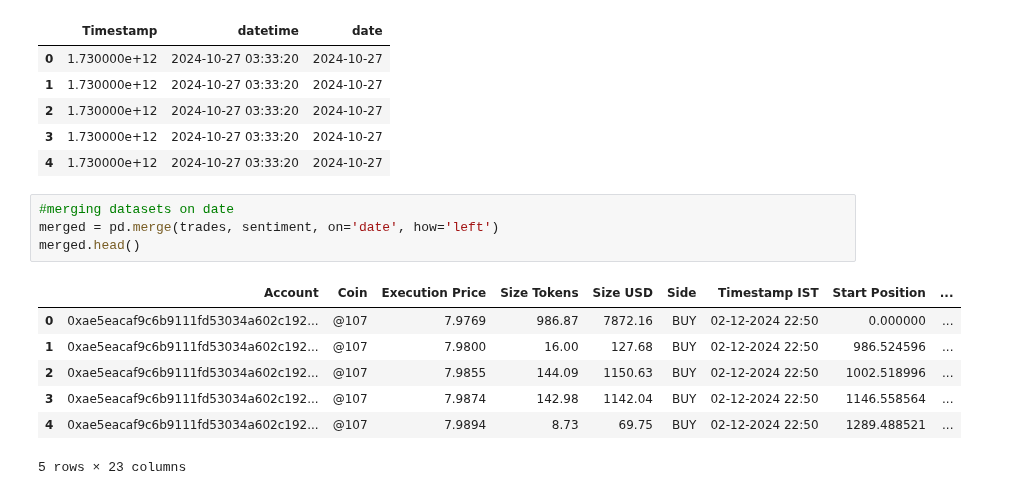
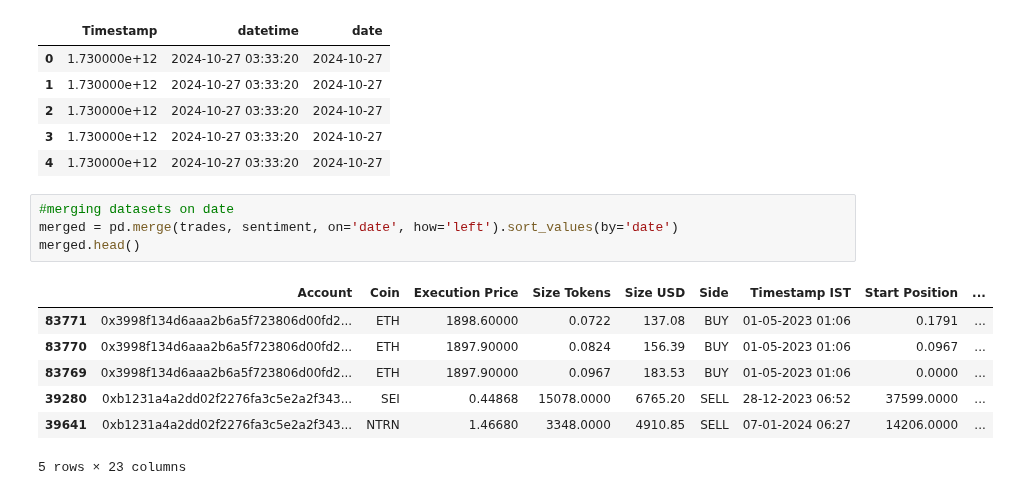
Before and after one commit to aimansana/Trader-Performance-vs-Market-Sentiment, a Jupyter notebook: test.ipynb, the cells around one changed output. Saved outputs shown, nothing was run; the diff lists cells and outputs as text.

```diff
--- a/test.ipynb
+++ b/test.ipynb
@@ -94,15 +94,15 @@ trades[['Timestamp','datetime','date']].head()
 | 4 | 1.730000e+12 | 2024-10-27 03:33:20 | 2024-10-27 |
 # %%
 #merging datasets on date
-merged = pd.merge(trades, sentiment, on='date', how='left')
+merged = pd.merge(trades, sentiment, on='date', how='left').sort_values(by='date')
 merged.head()
 # %% [output]
 |  | Account | Coin | Execution Price | Size Tokens | Size USD | Side | Timestamp IST | Start Position | ... |
-| 0 | 0xae5eacaf9c6b9111fd53034a602c192... | @107 | 7.9769 | 986.87 | 7872.16 | BUY | 02-12-2024 22:50 | 0.000000 | ... |
-| 1 | 0xae5eacaf9c6b9111fd53034a602c192... | @107 | 7.9800 | 16.00 | 127.68 | BUY | 02-12-2024 22:50 | 986.524596 | ... |
-| 2 | 0xae5eacaf9c6b9111fd53034a602c192... | @107 | 7.9855 | 144.09 | 1150.63 | BUY | 02-12-2024 22:50 | 1002.518996 | ... |
-| 3 | 0xae5eacaf9c6b9111fd53034a602c192... | @107 | 7.9874 | 142.98 | 1142.04 | BUY | 02-12-2024 22:50 | 1146.558564 | ... |
-| 4 | 0xae5eacaf9c6b9111fd53034a602c192... | @107 | 7.9894 | 8.73 | 69.75 | BUY | 02-12-2024 22:50 | 1289.488521 | ... |
+| 83771 | 0x3998f134d6aaa2b6a5f723806d00fd2... | ETH | 1898.60000 | 0.0722 | 137.08 | BUY | 01-05-2023 01:06 | 0.1791 | ... |
+| 83770 | 0x3998f134d6aaa2b6a5f723806d00fd2... | ETH | 1897.90000 | 0.0824 | 156.39 | BUY | 01-05-2023 01:06 | 0.0967 | ... |
+| 83769 | 0x3998f134d6aaa2b6a5f723806d00fd2... | ETH | 1897.90000 | 0.0967 | 183.53 | BUY | 01-05-2023 01:06 | 0.0000 | ... |
+| 39280 | 0xb1231a4a2dd02f2276fa3c5e2a2f343... | SEI | 0.44868 | 15078.0000 | 6765.20 | SELL | 28-12-2023 06:52 | 37599.0000 | ... |
+| 39641 | 0xb1231a4a2dd02f2276fa3c5e2a2f343... | NTRN | 1.46680 | 3348.0000 | 4910.85 | SELL | 07-01-2024 06:27 | 14206.0000 | ... |
 5 rows × 23 columns
 # %%
 # Calculate daily PnL for each account
```
Also changed, not shown: parts of 10 cells of this notebook.
